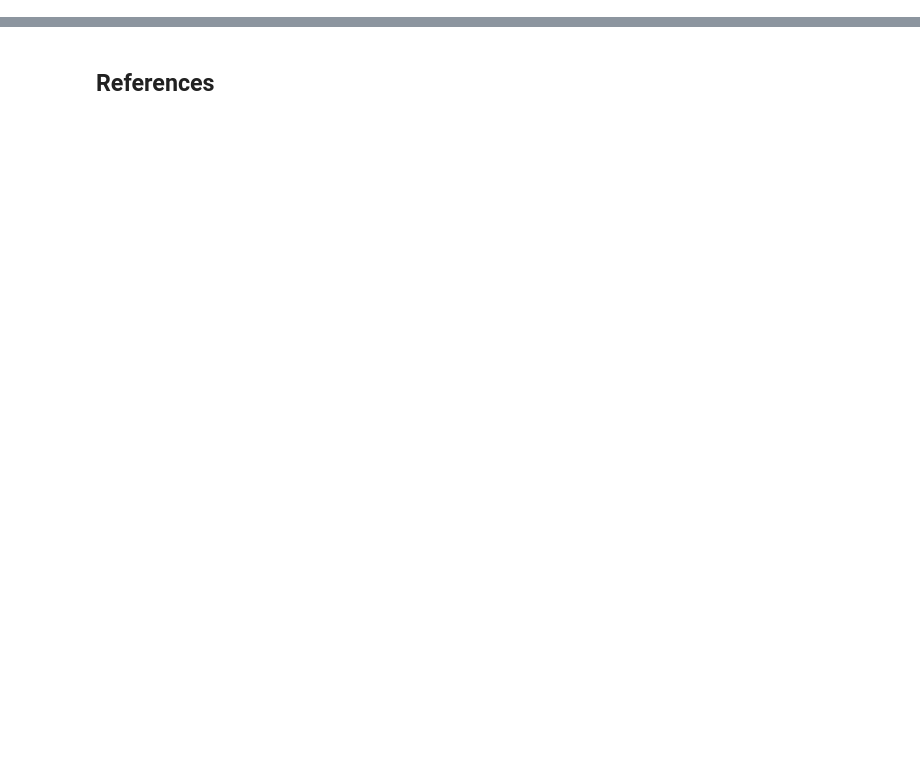
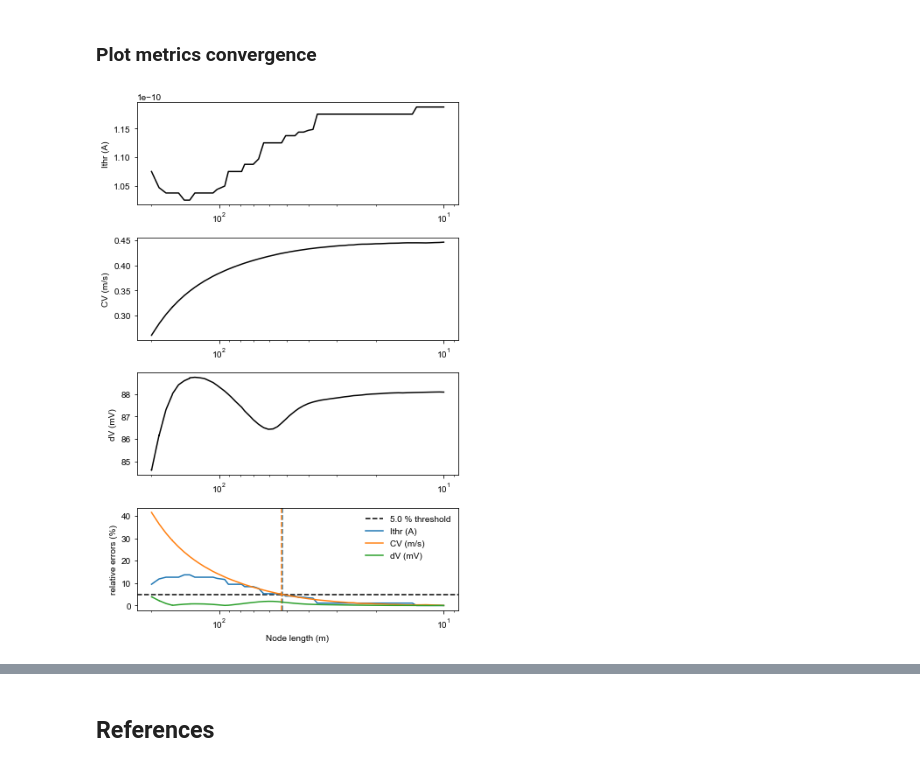
Before and after one commit to tjjlemaire/MorphoSONIC, a Jupyter notebook: notebooks/SENN model - unmyelinated neuron fiber.ipynb, the cells around one changed output, grey strips where cells are left out. Drawn from its saved outputs; the diff is of its cells as text; code cells hidden in the pictures; blank space fills up the shorter version.

```diff
--- a/notebooks/SENN model - unmyelinated neuron fiber.ipynb
+++ b/notebooks/SENN model - unmyelinated neuron fiber.ipynb
@@ -159,0 +52,2 @@ As can be seen from the graph the treshold current required to excite the fiber
+# %%
+outdir = input('Select output directory')
@@ -159,0 +58,5 @@ As can be seen from the graph the treshold current required to excite the fiber
+# %%
+df = unmyelinatedFiberConvergence(pneuron, fiberD, rho_a, fiberL, maxNodeL_range, pp, outdir)
+cols = list(df.columns)
+nodeL_range = df['nodeL (m)'] * 1e6
+outs = cols[2:]
@@ -159,0 +67,11 @@ As can be seen from the graph the treshold current required to excite the fiber
+# %%
+eps_thr = 0.05
+eps = {}
+nodeL_thr = {}
+for i, k in enumerate(outs):
+    x = df[k].values
+    xref = x[-1]
+    eps[k] = np.abs((x - xref) / xref)
+    nodeL_thr[k] = np.interp(eps_thr, eps[k][::-1], nodeL_range[::-1], left=np.nan, right=np.nan)
+logger.info(f'Relative error threshold = {eps_thr * 1e2:.1f} %')
+logger.info(f'Max node length = {min(nodeL_thr.values()):.2f} um')
@@ -159,0 +81,22 @@ As can be seen from the graph the treshold current required to excite the fiber
+# %% [markdown]
+### Plot metrics convergence
+# %%
+fig, axes = plt.subplots(len(outs) + 1, 1, figsize=(6, 9))
+for i, out in enumerate(outs):
+    ax = axes[i]
+    ax.set_ylabel(out)
+    ax.plot(nodeL_range, df[out], c='k')
+ax = axes[i + 1]
+ax.set_ylabel('relative errors (%)')
+ax.axhline(eps_thr * 100, linestyle='dashed', label=f'{eps_thr * 1e2:.1f} % threshold', color='k')
+for i, k in enumerate(outs):
+    ax.plot(nodeL_range, eps[k] * 100, label=k, c=f'C{i}')
+    ax.axvline(nodeL_thr[k], linestyle='dashed', color=f'C{i}')
+ax.legend(frameon=False)
+axes[-1].set_xlabel('Node length (m)')
+for ax in axes:
+    ax.set_xscale('log')
+    ax.invert_xaxis()
+fig.tight_layout()
+# %% [output]
+[figure, added]
```
Also changed, not shown: parts of 48 cells of this notebook, 2 other files.
